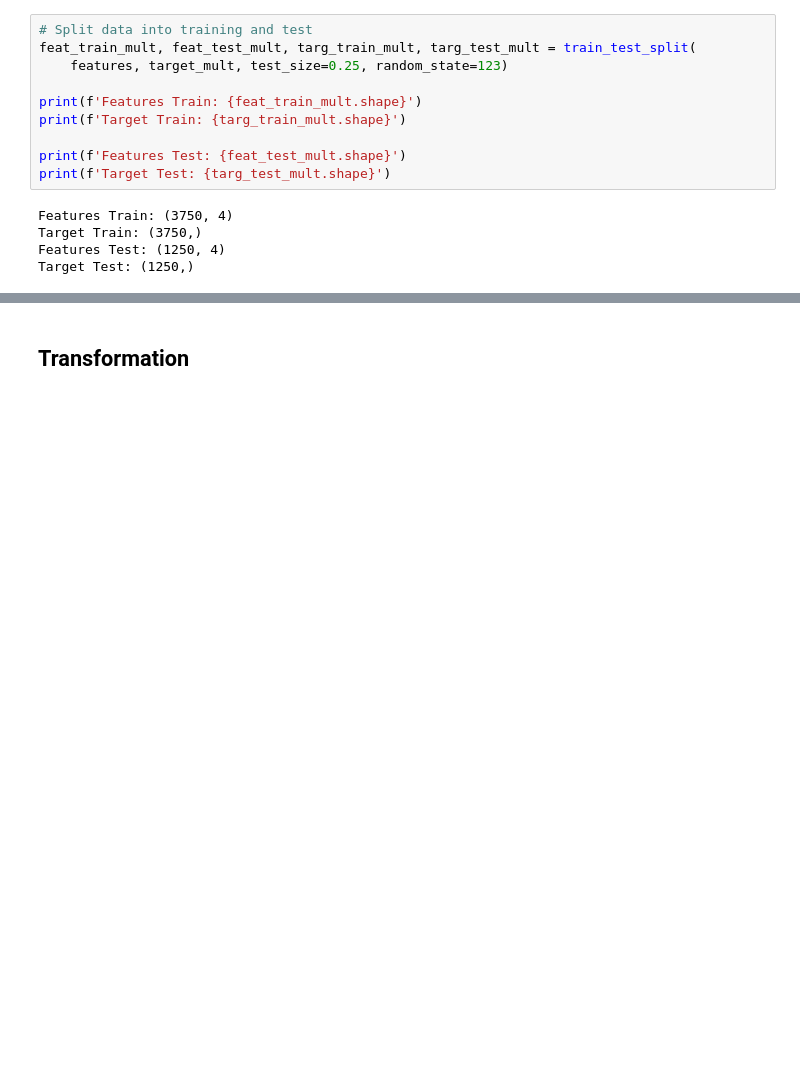
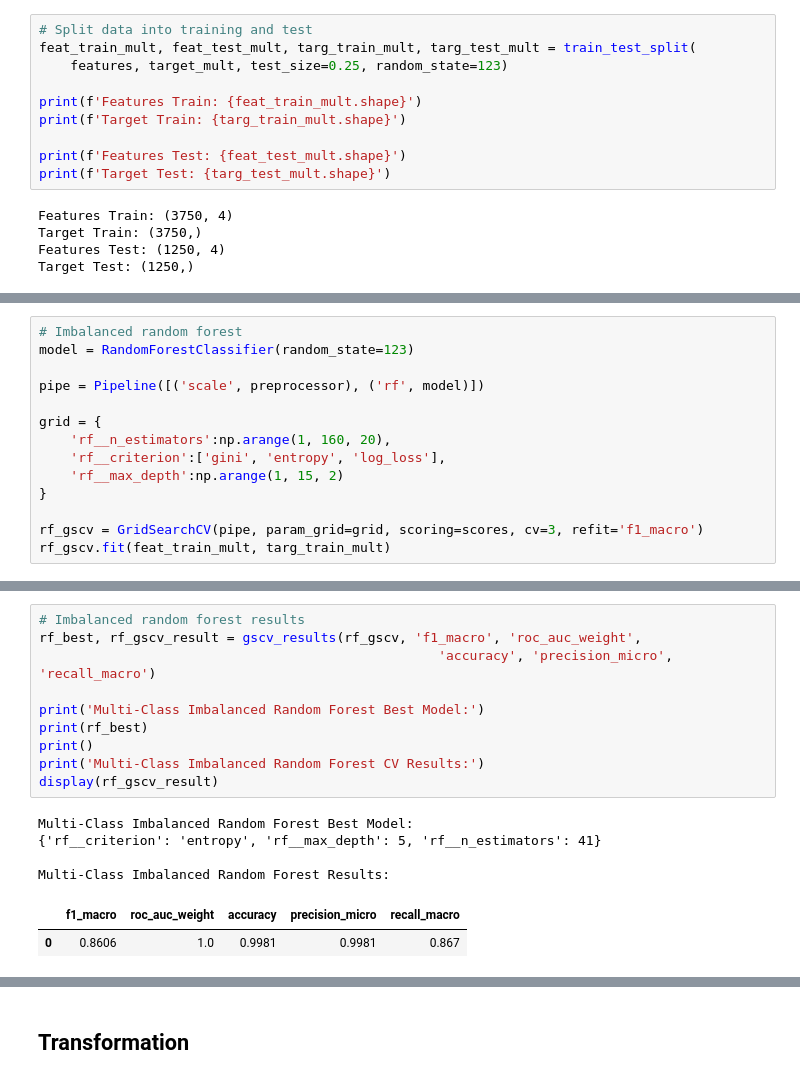
Before and after one commit to kellyshreeve/insurance, a Jupyter notebook: insurance_analysis.ipynb, the cells around one changed output, grey strips where cells are left out. Cells and saved outputs as stored; diff of their text form; blank space fills up the shorter version.

```diff
--- a/insurance_analysis.ipynb
+++ b/insurance_analysis.ipynb
@@ -930,0 +1044,14 @@ display(knn_mult_gscv_result)
+# %%
+# Imbalanced random forest
+model = RandomForestClassifier(random_state=123)
+
+pipe = Pipeline([('scale', preprocessor), ('rf', model)])
+
+grid = {
+    'rf__n_estimators':np.arange(1, 160, 20),
+    'rf__criterion':['gini', 'entropy', 'log_loss'],
+    'rf__max_depth':np.arange(1, 15, 2)
+}
+
+rf_gscv = GridSearchCV(pipe, param_grid=grid, scoring=scores, cv=3, refit='f1_macro')
+rf_gscv.fit(feat_train_mult, targ_train_mult)
@@ -930,0 +1075,17 @@ display(knn_mult_gscv_result)
+# %%
+# Imbalanced random forest results
+rf_best, rf_gscv_result = gscv_results(rf_gscv, 'f1_macro', 'roc_auc_weight',
+                                                   'accuracy', 'precision_micro', 'recall_macro')
+
+print('Multi-Class Imbalanced Random Forest Best Model:')
+print(rf_best)
+print()
+print('Multi-Class Imbalanced Random Forest CV Results:')
+display(rf_gscv_result)
+# %% [output]
+Multi-Class Imbalanced Random Forest Best Model:
+{'rf__criterion': 'entropy', 'rf__max_depth': 5, 'rf__n_estimators': 41}
+
+Multi-Class Imbalanced Random Forest Results:
+|  | f1_macro | roc_auc_weight | accuracy | precision_micro | recall_macro |
+| 0 | 0.8606 | 1.0 | 0.9981 | 0.9981 | 0.867 |
```
Also changed, not shown: parts of 32 cells of this notebook.
